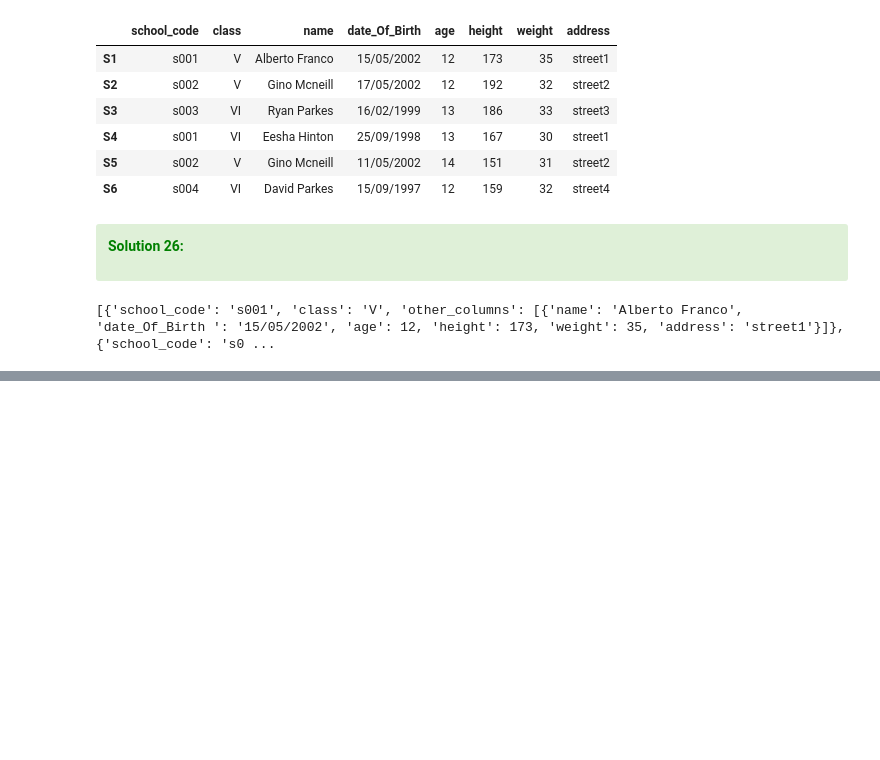
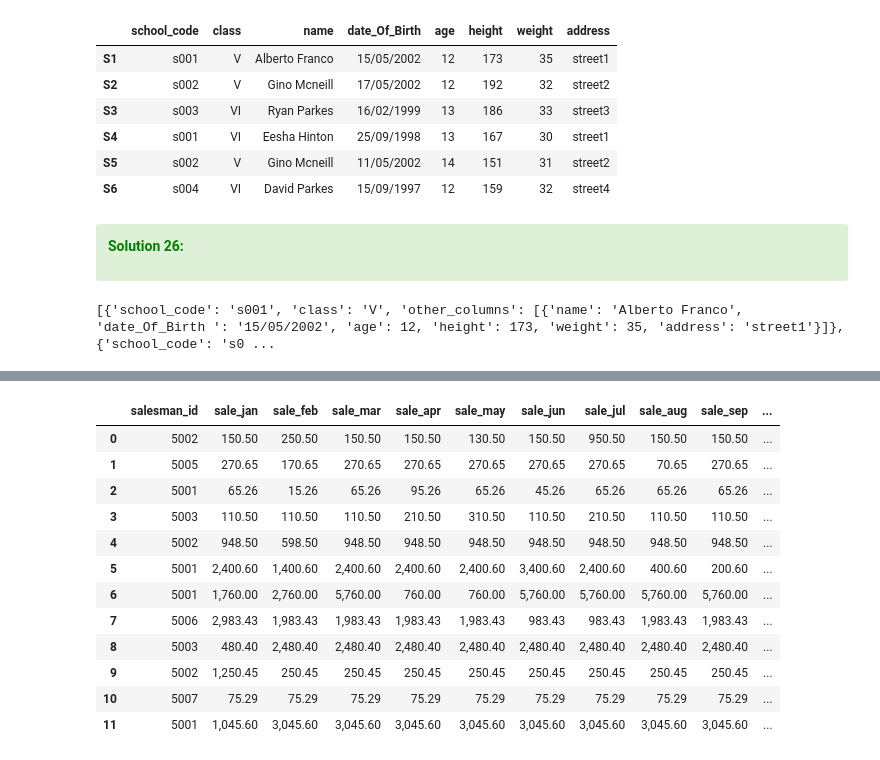
Before and after one commit to aziart/pandas-exercises, a Jupyter notebook: 12 - w3exercises/01 - Grouping and Aggregating 1/01 - Grouping and Aggregationg.ipynb, the cells around one changed output, grey strips where cells are left out. Saved outputs shown, nothing was run; the diff lists cells and outputs as text; code cells hidden in the pictures; blank space fills up the shorter version.

```diff
--- a/12 - w3exercises/01 - Grouping and Aggregating 1/01 - Grouping and Aggregationg.ipynb
+++ b/12 - w3exercises/01 - Grouping and Aggregating 1/01 - Grouping and Aggregationg.ipynb
@@ -1188,0 +1195,32 @@ print(dict_data_list)
+# %%
+df = pd.DataFrame({
+'salesman_id': [5002,5005,5001,5003,5002,5001,5001,5006,5003,5002,5007,5001],
+'sale_jan':[150.5, 270.65, 65.26, 110.5, 948.5, 2400.6, 1760, 2983.43, 480.4,  1250.45, 75.29,1045.6],
+'sale_feb':[250.5, 170.65, 15.26, 110.5, 598.5, 1400.6, 2760, 1983.43, 2480.4, 250.45, 75.29, 3045.6],
+'sale_mar':[150.5, 270.65, 65.26, 110.5, 948.5, 2400.6, 5760, 1983.43, 2480.4, 250.45, 75.29, 3045.6],
+'sale_apr':[150.5, 270.65, 95.26, 210.5, 948.5, 2400.6, 760, 1983.43, 2480.4, 250.45, 75.29, 3045.6],
+'sale_may':[130.5, 270.65, 65.26, 310.5, 948.5, 2400.6, 760, 1983.43, 2480.4, 250.45, 75.29, 3045.6],
+'sale_jun':[150.5, 270.65, 45.26, 110.5, 948.5, 3400.6, 5760, 983.43, 2480.4, 250.45, 75.29, 3045.6],
+'sale_jul':[950.5, 270.65, 65.26, 210.5, 948.5, 2400.6, 5760, 983.43, 2480.4, 250.45, 75.29, 3045.6],
+'sale_aug':[150.5, 70.65,  65.26, 110.5, 948.5, 400.6, 5760, 1983.43, 2480.4, 250.45, 75.29, 3045.6],
+'sale_sep':[150.5, 270.65, 65.26, 110.5, 948.5, 200.6, 5760, 1983.43, 2480.4, 250.45, 75.29, 3045.6],
+'sale_oct':[150.5, 270.65, 65.26, 110.5, 948.5, 2400.6, 5760, 1983.43, 2480.4, 250.45, 75.29, 3045.6],
+'sale_nov':[150.5, 270.65, 95.26, 110.5, 948.5, 2400.6, 5760, 1983.43, 2480.4, 250.45, 75.29, 3045.6],
+'sale_dec':[150.5, 70.65, 65.26, 110.5, 948.5, 2400.6, 5760, 1983.43, 2480.4, 250.45, 75.29, 3045.6]
+})
+
+df
+# %% [output]
+|  | salesman_id | sale_jan | sale_feb | sale_mar | sale_apr | sale_may | sale_jun | sale_jul | sale_aug | sale_sep | ... |
+| 0 | 5002 | 150.50 | 250.50 | 150.50 | 150.50 | 130.50 | 150.50 | 950.50 | 150.50 | 150.50 | ... |
+| 1 | 5005 | 270.65 | 170.65 | 270.65 | 270.65 | 270.65 | 270.65 | 270.65 | 70.65 | 270.65 | ... |
+| 2 | 5001 | 65.26 | 15.26 | 65.26 | 95.26 | 65.26 | 45.26 | 65.26 | 65.26 | 65.26 | ... |
+| 3 | 5003 | 110.50 | 110.50 | 110.50 | 210.50 | 310.50 | 110.50 | 210.50 | 110.50 | 110.50 | ... |
+| 4 | 5002 | 948.50 | 598.50 | 948.50 | 948.50 | 948.50 | 948.50 | 948.50 | 948.50 | 948.50 | ... |
+| 5 | 5001 | 2,400.60 | 1,400.60 | 2,400.60 | 2,400.60 | 2,400.60 | 3,400.60 | 2,400.60 | 400.60 | 200.60 | ... |
+| 6 | 5001 | 1,760.00 | 2,760.00 | 5,760.00 | 760.00 | 760.00 | 5,760.00 | 5,760.00 | 5,760.00 | 5,760.00 | ... |
+| 7 | 5006 | 2,983.43 | 1,983.43 | 1,983.43 | 1,983.43 | 1,983.43 | 983.43 | 983.43 | 1,983.43 | 1,983.43 | ... |
+| 8 | 5003 | 480.40 | 2,480.40 | 2,480.40 | 2,480.40 | 2,480.40 | 2,480.40 | 2,480.40 | 2,480.40 | 2,480.40 | ... |
+| 9 | 5002 | 1,250.45 | 250.45 | 250.45 | 250.45 | 250.45 | 250.45 | 250.45 | 250.45 | 250.45 | ... |
+| 10 | 5007 | 75.29 | 75.29 | 75.29 | 75.29 | 75.29 | 75.29 | 75.29 | 75.29 | 75.29 | ... |
+| 11 | 5001 | 1,045.60 | 3,045.60 | 3,045.60 | 3,045.60 | 3,045.60 | 3,045.60 | 3,045.60 | 3,045.60 | 3,045.60 | ... |
```
Also changed, not shown: parts of 7 cells of this notebook.
